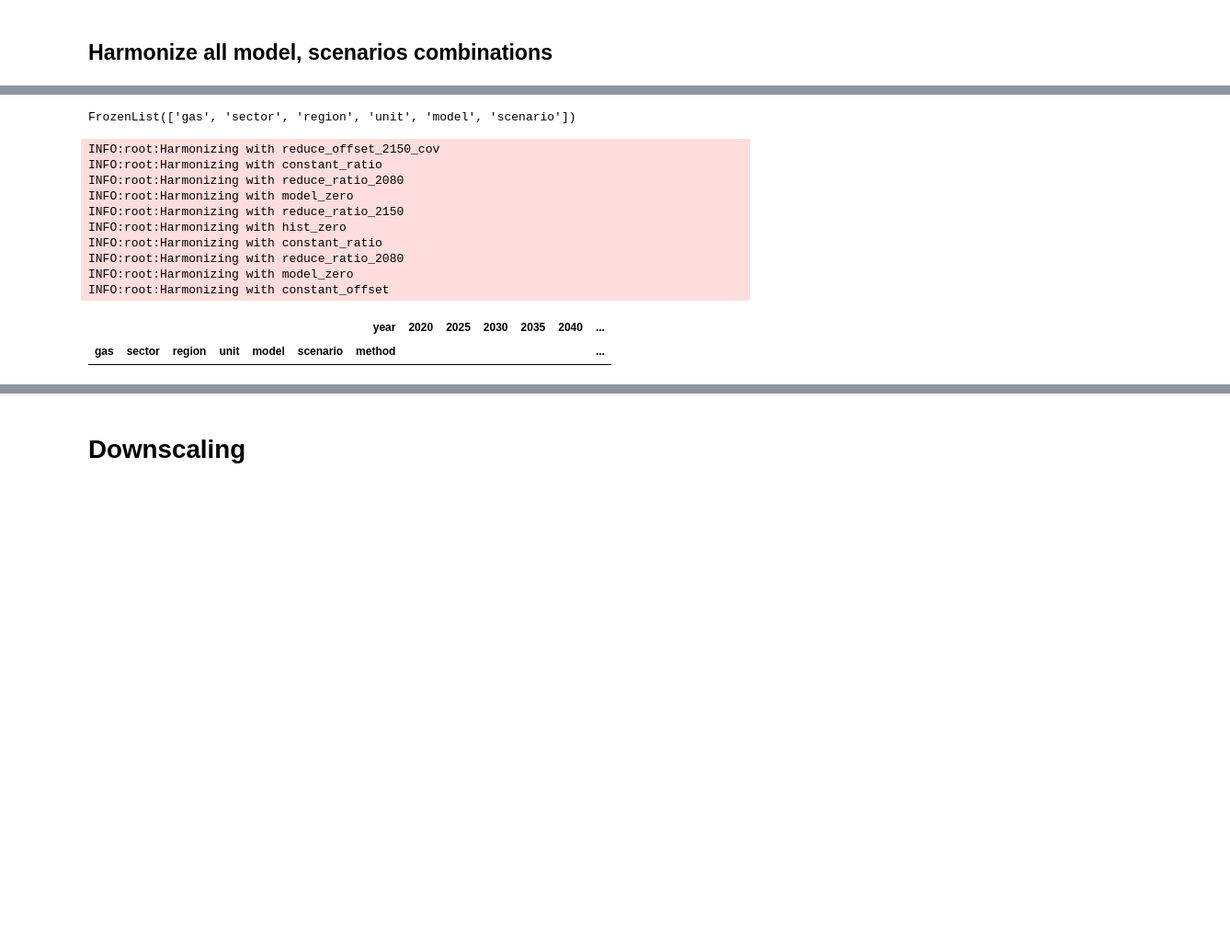
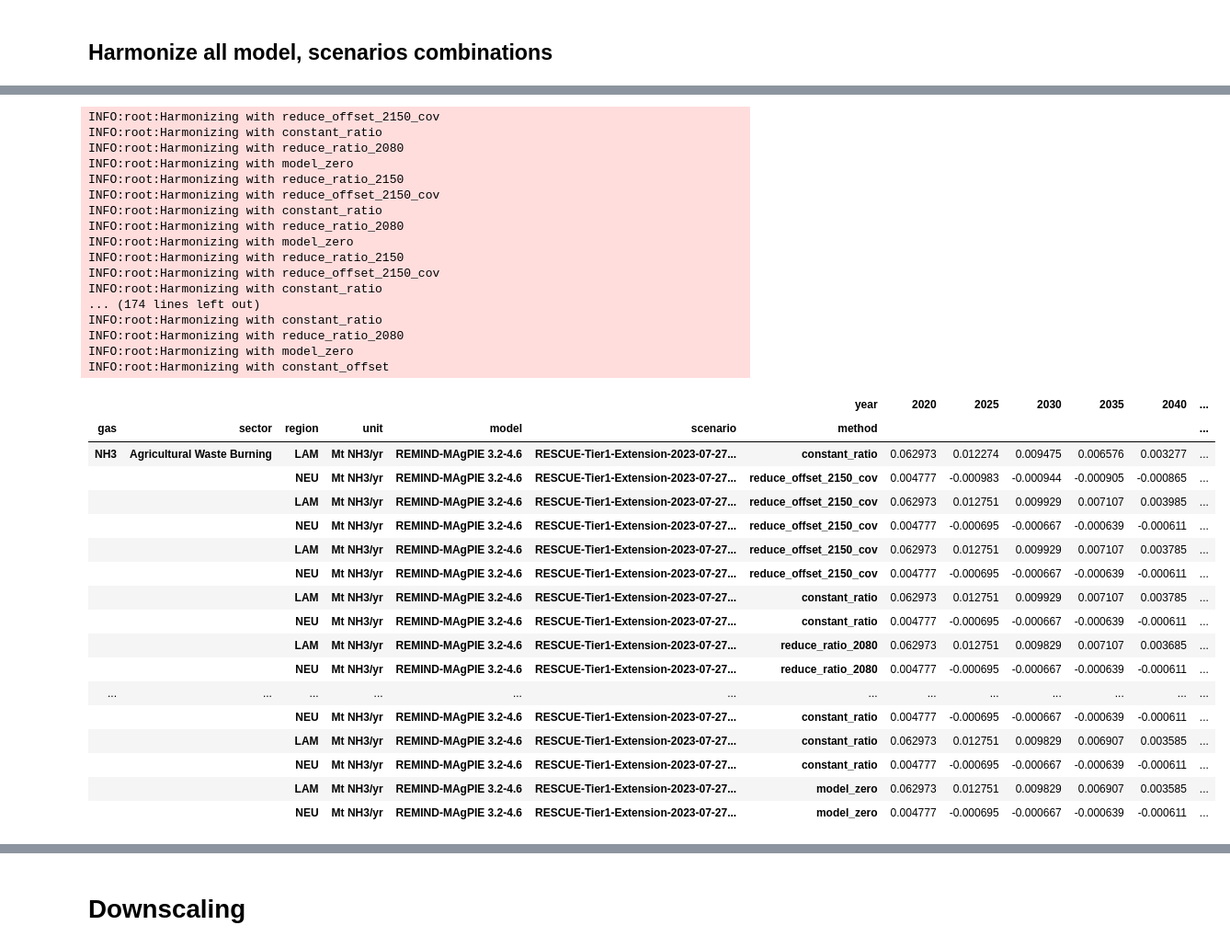
Before and after one commit to jkikstra/concordia, a Jupyter notebook: notebooks/workflow.ipynb, the cells around one changed output, grey strips where cells are left out. Shown at 92% size. Saved outputs shown, nothing was run; the diff lists cells and outputs as text; code cells hidden in the pictures; blank space fills up the shorter version.

```diff
--- a/notebooks/workflow.ipynb
+++ b/notebooks/workflow.ipynb
@@ -62,7 +63,7 @@ regionmapping = RegionMapping.from_regiondef(
     sep=";",
 )
 regionmapping.data = combine_countries(
-    regionmapping.data, **country_combinations, agg_func="first"
+    regionmapping.data, **country_combinations, agg_func="last"
 )
 # %%
 regionmapping.data.unique()
@@ -99,7 +100,8 @@ hist_gfed = pd.read_csv(
 hist = (
     concat([hist_ceds, hist_global, hist_gfed])
     .pipe(
-        variabledefs.history.load_data,
+        variabledefs.load_data,
+        extend_missing=True,
         levels=["country", "gas", "sector", "unit"],
     )
     .pipe(combine_countries, **country_combinations)
@@ -118,7 +120,7 @@ hist.head()
 with ur.context("AR4GWP100"):
     model = (
         pd.read_csv(
-            base_path / "iam_files/rescue/RESCUE-REMIND_MAgPIE-EoCBudg500-OAE_on-TEST.csv",
+            base_path / "iam_files/rescue/REMIND-MAgPIE-CEDS-RESCUE-Tier1-Extension-2023-07-27.csv",
             index_col=list(range(5)),
             sep=";",
         )
@@ -138,5 +140,5 @@ with ur.context("AR4GWP100"):
             levels=["model", "scenario", "region", "gas", "sector", "unit"],
         )
     )
-model.head()
+model.pix
 # %% [output]
@@ -231,9 +219,5 @@ hist_agg.loc[~is_luc].loc[lambda s: s.isna().any(axis=1), 2000:]
 # %%
 luc_sectors = ['Agricultural Waste Burning', 'Grassland Burning', 'Forest Burning']
-# %%
-model_agg.index.names
-# %% [output]
-FrozenList(['gas', 'sector', 'region', 'unit', 'model', 'scenario'])
 # %%
 def harmonize(model_agg, hist_agg, config, overrides):
     harmonized = []
@@ -248,16 +232,14 @@ def harmonize(model_agg, hist_agg, config, overrides):
         result = h.harmonize(
             year=base_year, overrides=None if overrides.empty else overrides
         )
+        methods = h.methods(year=base_year)
+        result = result.pix.assign(
+            method=methods.pix.semijoin(result.index, how="right")
+        )
         harmonized.append(result.pix.assign(model=m, scenario=s))
     harmonized = pd.concat(harmonized)
 
-    # TODO harmonization casts columns to str!!
-    harmonized = harmonized.rename(columns=int)
 
-    methods = h.methods(year=base_year)
-    harmonized = harmonized.pix.assign(
-        method=methods.pix.semijoin(harmonized.index, how="right")
-    )
     return harmonized
 
 
@@ -284,7 +266,14 @@ INFO:root:Harmonizing with constant_ratio
 INFO:root:Harmonizing with reduce_ratio_2080
 INFO:root:Harmonizing with model_zero
 INFO:root:Harmonizing with reduce_ratio_2150
-INFO:root:Harmonizing with hist_zero
+INFO:root:Harmonizing with reduce_offset_2150_cov
+INFO:root:Harmonizing with constant_ratio
+INFO:root:Harmonizing with reduce_ratio_2080
+INFO:root:Harmonizing with model_zero
+INFO:root:Harmonizing with reduce_ratio_2150
+INFO:root:Harmonizing with reduce_offset_2150_cov
+INFO:root:Harmonizing with constant_ratio
+... (174 lines left out)
 INFO:root:Harmonizing with constant_ratio
 INFO:root:Harmonizing with reduce_ratio_2080
 INFO:root:Harmonizing with model_zero
@@ -312,8 +341,24 @@ data.to_csv(f"harmonization-{version}.csv")
 # %%
-harmonized.loc[(harmonized < 0).any(axis=1)]
+harmonized.loc[(harmonized < 0).any(axis=1)].loc[~ismatch(sector="CDR*")]
 # %% [output]
 |  |  |  |  |  |  | year | 2020 | 2025 | 2030 | 2035 | 2040 | ... |
 | gas | sector | region | unit | model | scenario | method |  |  |  |  |  | ... |
+| NH3 | Agricultural Waste Burning | LAM | Mt NH3/yr | REMIND-MAgPIE 3.2-4.6 | RESCUE-Tier1-Extension-2023-07-27... | constant_ratio | 0.062973 | 0.012274 | 0.009475 | 0.006576 | 0.003277 | ... |
+|  |  | NEU | Mt NH3/yr | REMIND-MAgPIE 3.2-4.6 | RESCUE-Tier1-Extension-2023-07-27... | reduce_offset_2150_cov | 0.004777 | -0.000983 | -0.000944 | -0.000905 | -0.000865 | ... |
+|  |  | LAM | Mt NH3/yr | REMIND-MAgPIE 3.2-4.6 | RESCUE-Tier1-Extension-2023-07-27... | reduce_offset_2150_cov | 0.062973 | 0.012751 | 0.009929 | 0.007107 | 0.003985 | ... |
+|  |  | NEU | Mt NH3/yr | REMIND-MAgPIE 3.2-4.6 | RESCUE-Tier1-Extension-2023-07-27... | reduce_offset_2150_cov | 0.004777 | -0.000695 | -0.000667 | -0.000639 | -0.000611 | ... |
+|  |  | LAM | Mt NH3/yr | REMIND-MAgPIE 3.2-4.6 | RESCUE-Tier1-Extension-2023-07-27... | reduce_offset_2150_cov | 0.062973 | 0.012751 | 0.009929 | 0.007107 | 0.003785 | ... |
+|  |  | NEU | Mt NH3/yr | REMIND-MAgPIE 3.2-4.6 | RESCUE-Tier1-Extension-2023-07-27... | reduce_offset_2150_cov | 0.004777 | -0.000695 | -0.000667 | -0.000639 | -0.000611 | ... |
+|  |  | LAM | Mt NH3/yr | REMIND-MAgPIE 3.2-4.6 | RESCUE-Tier1-Extension-2023-07-27... | constant_ratio | 0.062973 | 0.012751 | 0.009929 | 0.007107 | 0.003785 | ... |
+|  |  | NEU | Mt NH3/yr | REMIND-MAgPIE 3.2-4.6 | RESCUE-Tier1-Extension-2023-07-27... | constant_ratio | 0.004777 | -0.000695 | -0.000667 | -0.000639 | -0.000611 | ... |
+|  |  | LAM | Mt NH3/yr | REMIND-MAgPIE 3.2-4.6 | RESCUE-Tier1-Extension-2023-07-27... | reduce_ratio_2080 | 0.062973 | 0.012751 | 0.009829 | 0.007107 | 0.003685 | ... |
+|  |  | NEU | Mt NH3/yr | REMIND-MAgPIE 3.2-4.6 | RESCUE-Tier1-Extension-2023-07-27... | reduce_ratio_2080 | 0.004777 | -0.000695 | -0.000667 | -0.000639 | -0.000611 | ... |
+| ... | ... | ... | ... | ... | ... | ... | ... | ... | ... | ... | ... | ... |
+|  |  | NEU | Mt NH3/yr | REMIND-MAgPIE 3.2-4.6 | RESCUE-Tier1-Extension-2023-07-27... | constant_ratio | 0.004777 | -0.000695 | -0.000667 | -0.000639 | -0.000611 | ... |
+|  |  | LAM | Mt NH3/yr | REMIND-MAgPIE 3.2-4.6 | RESCUE-Tier1-Extension-2023-07-27... | constant_ratio | 0.062973 | 0.012751 | 0.009829 | 0.006907 | 0.003585 | ... |
+|  |  | NEU | Mt NH3/yr | REMIND-MAgPIE 3.2-4.6 | RESCUE-Tier1-Extension-2023-07-27... | constant_ratio | 0.004777 | -0.000695 | -0.000667 | -0.000639 | -0.000611 | ... |
+|  |  | LAM | Mt NH3/yr | REMIND-MAgPIE 3.2-4.6 | RESCUE-Tier1-Extension-2023-07-27... | model_zero | 0.062973 | 0.012751 | 0.009829 | 0.006907 | 0.003585 | ... |
+|  |  | NEU | Mt NH3/yr | REMIND-MAgPIE 3.2-4.6 | RESCUE-Tier1-Extension-2023-07-27... | model_zero | 0.004777 | -0.000695 | -0.000667 | -0.000639 | -0.000611 | ... |
 # %%
 model_agg.loc[isin(gas="CH4", sector="Forest Burning", region="MEA")]
 # %% [output]
```
Also changed, not shown: parts of 9 cells of this notebook, 1 other file.
